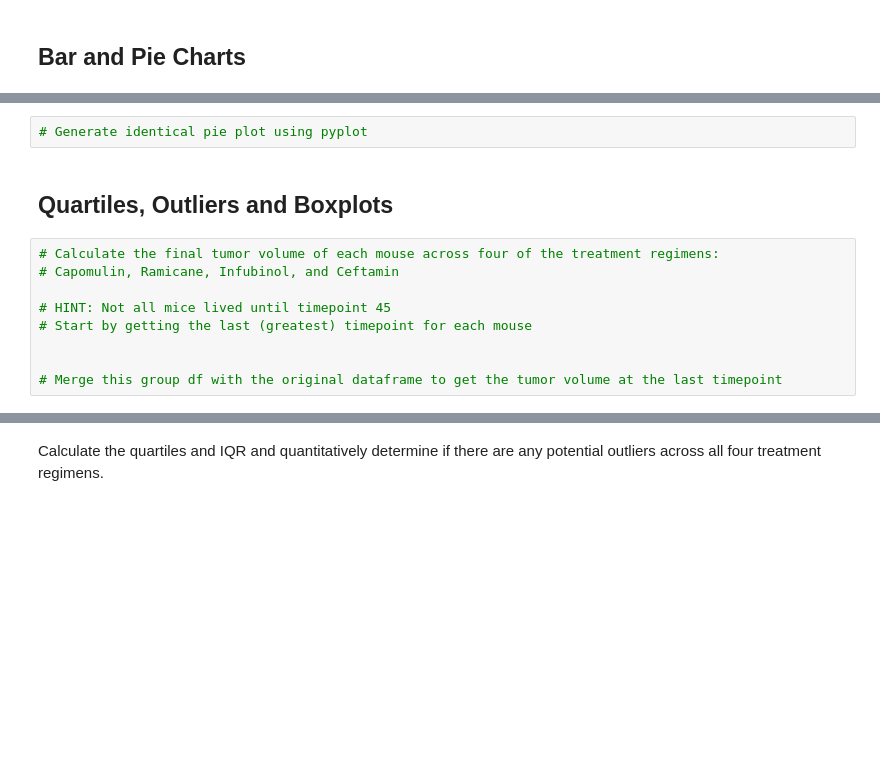
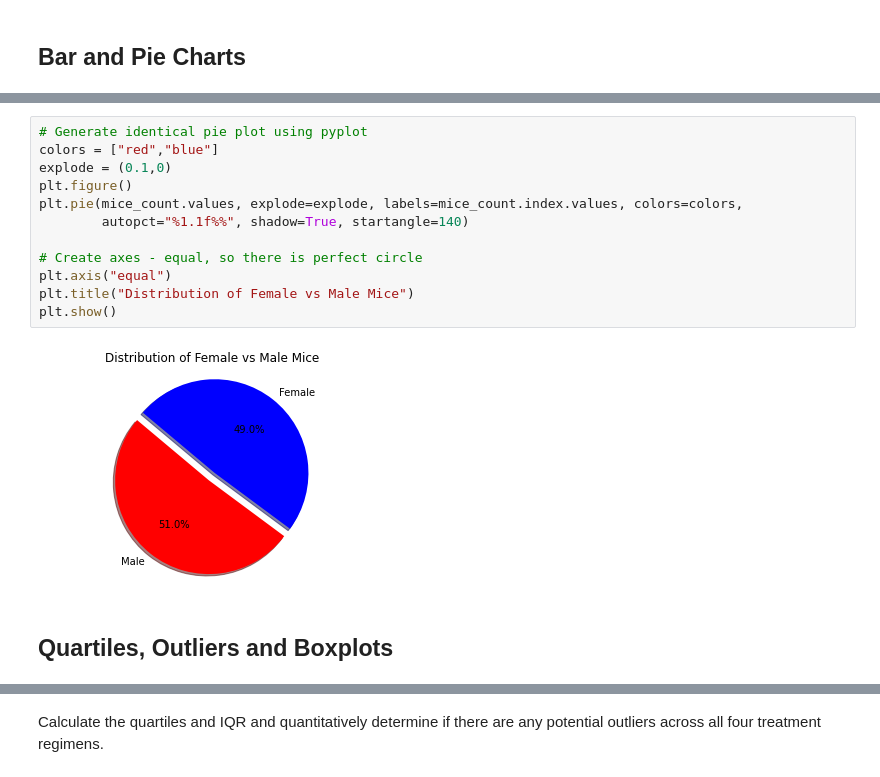
Before and after one commit to shreeniv/matplotlib-challenge, a Jupyter notebook: Pymaceuticals/pymaceuticals_starter.ipynb, the cells around one changed output, grey strips where cells are left out. Saved outputs shown, nothing was run; the diff lists cells and outputs as text; blank space fills up the shorter version.

```diff
--- a/Pymaceuticals/pymaceuticals_starter.ipynb
+++ b/Pymaceuticals/pymaceuticals_starter.ipynb
@@ -67,13 +141,16 @@ distinct_mouse_id
-# %%
-# Generate identical pie plot using pyplot
+# %%
+# Generate identical pie plot using pyplot
+colors = ["red","blue"]
+explode = (0.1,0)
+plt.figure()
+plt.pie(mice_count.values, explode=explode, labels=mice_count.index.values, colors=colors,
+        autopct="%1.1f%%", shadow=True, startangle=140)
+
+# Create axes - equal, so there is perfect circle
+plt.axis("equal")
+plt.title("Distribution of Female vs Male Mice")
+plt.show()
+# %% [output]
+[figure, added]
 # %% [markdown]
 ## Quartiles, Outliers and Boxplots
-# %%
-# Calculate the final tumor volume of each mouse across four of the treatment regimens:
-# Capomulin, Ramicane, Infubinol, and Ceftamin
-
-# HINT: Not all mice lived until timepoint 45
-# Start by getting the last (greatest) timepoint for each mouse
-
-
-# Merge this group df with the original dataframe to get the tumor volume at the last timepoint
```
Also changed, not shown: parts of 15 cells of this notebook.
